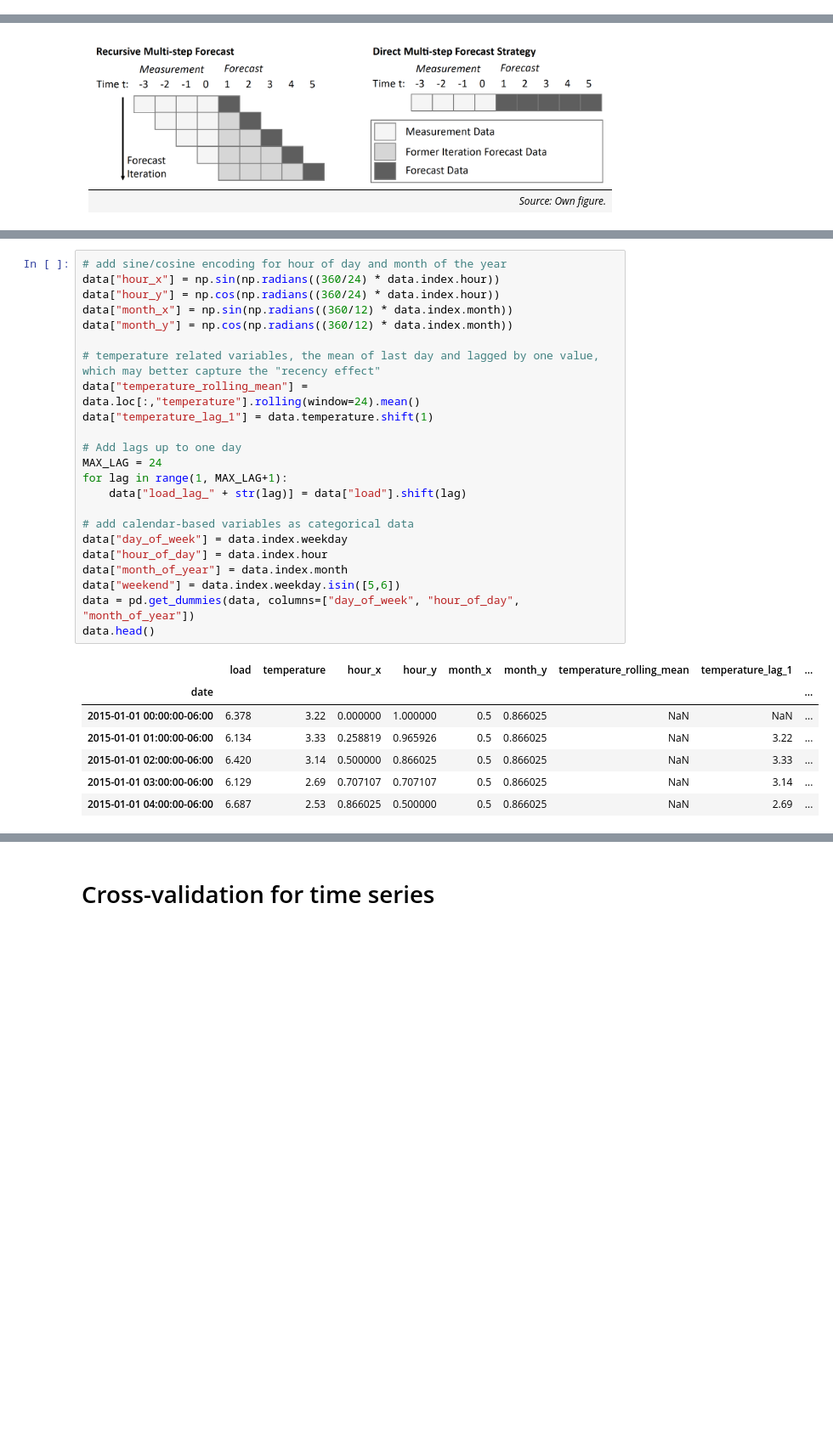
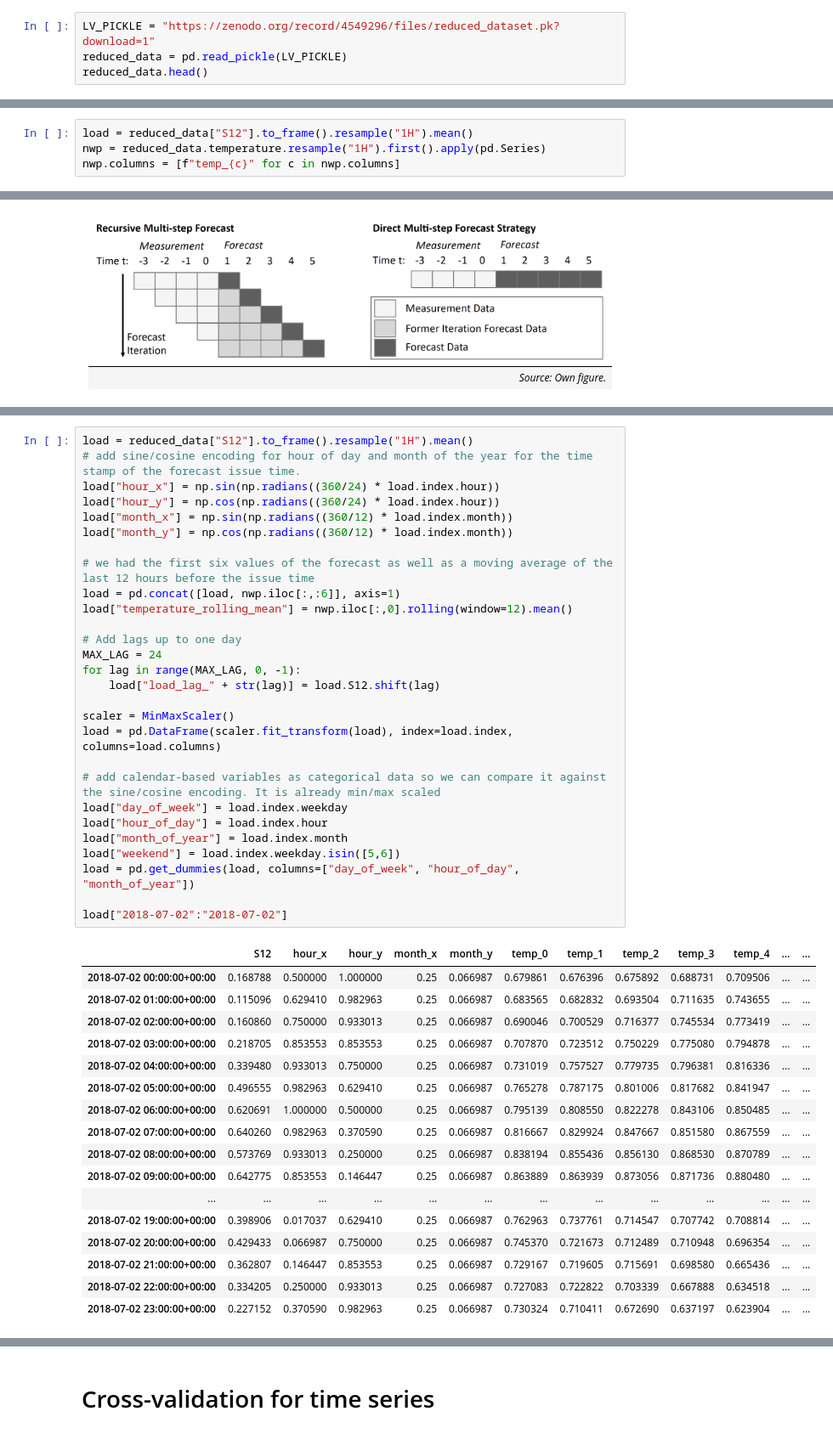
Before and after one commit to low-voltage-loadforecasting/book-case-study, a Jupyter notebook: Case_Study_LV_Load_Forecasting_with_ML.ipynb, the cells around one changed output, grey strips where cells are left out. Shown at 85% size. Saved outputs shown, nothing was run; the diff lists cells and outputs as text; blank space fills up the shorter version.

```diff
--- a/Case_Study_LV_Load_Forecasting_with_ML.ipynb
+++ b/Case_Study_LV_Load_Forecasting_with_ML.ipynb
@@ -180,0 +92,4 @@ This basic EDA for load data shows that there is:
+# %%
+LV_PICKLE = "https://zenodo.org/record/4549296/files/reduced_dataset.pk?download=1"
+reduced_data = pd.read_pickle(LV_PICKLE)
+reduced_data.head()
@@ -180,0 +160,4 @@ This basic EDA for load data shows that there is:
+# %%
+load = reduced_data["S12"].to_frame().resample("1H").mean()
+nwp = reduced_data.temperature.resample("1H").first().apply(pd.Series)
+nwp.columns = [f"temp_{c}" for c in nwp.columns]
@@ -237,31 +273,46 @@ As described in [this post,](https://towardsdatascience.com/forecasting-energy-c
 # %%
-# add sine/cosine encoding for hour of day and month of the year
-data["hour_x"] = np.sin(np.radians((360/24) * data.index.hour))
-data["hour_y"] = np.cos(np.radians((360/24) * data.index.hour))
-data["month_x"] = np.sin(np.radians((360/12) * data.index.month))
-data["month_y"] = np.cos(np.radians((360/12) * data.index.month))
+load = reduced_data["S12"].to_frame().resample("1H").mean()
+# add sine/cosine encoding for hour of day and month of the year for the time stamp of the forecast issue time.
+load["hour_x"] = np.sin(np.radians((360/24) * load.index.hour))
+load["hour_y"] = np.cos(np.radians((360/24) * load.index.hour))
+load["month_x"] = np.sin(np.radians((360/12) * load.index.month))
+load["month_y"] = np.cos(np.radians((360/12) * load.index.month))
 
-# temperature related variables, the mean of last day and lagged by one value, which may better capture the "recency effect"
-data["temperature_rolling_mean"] = data.loc[:,"temperature"].rolling(window=24).mean()
-data["temperature_lag_1"] = data.temperature.shift(1)
+# we had the first six values of the forecast as well as a moving average of the last 12 hours before the issue time
+load = pd.concat([load, nwp.iloc[:,:6]], axis=1)
+load["temperature_rolling_mean"] = nwp.iloc[:,0].rolling(window=12).mean()
 
 # Add lags up to one day
 MAX_LAG = 24
-for lag in range(1, MAX_LAG+1):
-    data["load_lag_" + str(lag)] = data["load"].shift(lag)
+for lag in range(MAX_LAG, 0, -1):
+    load["load_lag_" + str(lag)] = load.S12.shift(lag)
 
-# add calendar-based variables as categorical data
-data["day_of_week"] = data.index.weekday
-data["hour_of_day"] = data.index.hour
-data["month_of_year"] = data.index.month
-data["weekend"] = data.index.weekday.isin([5,6])
-data = pd.get_dummies(data, columns=["day_of_week", "hour_of_day", "month_of_year"])
-data.head()
+scaler = MinMaxScaler()
+load = pd.DataFrame(scaler.fit_transform(load), index=load.index, columns=load.columns)
+
+# add calendar-based variables as categorical data so we can compare it against the sine/cosine encoding. It is already min/max scaled
+load["day_of_week"] = load.index.weekday
+load["hour_of_day"] = load.index.hour
+load["month_of_year"] = load.index.month
+load["weekend"] = load.index.weekday.isin([5,6])
+load = pd.get_dummies(load, columns=["day_of_week", "hour_of_day", "month_of_year"])
+
+load["2018-07-02":"2018-07-02"]
 # %% [output]
-|  | load | temperature | hour_x | hour_y | month_x | month_y | temperature_rolling_mean | temperature_lag_1 | ... |
-| date |  |  |  |  |  |  |  |  | ... |
-| 2015-01-01 00:00:00-06:00 | 6.378 | 3.22 | 0.000000 | 1.000000 | 0.5 | 0.866025 | NaN | NaN | ... |
-| 2015-01-01 01:00:00-06:00 | 6.134 | 3.33 | 0.258819 | 0.965926 | 0.5 | 0.866025 | NaN | 3.22 | ... |
-| 2015-01-01 02:00:00-06:00 | 6.420 | 3.14 | 0.500000 | 0.866025 | 0.5 | 0.866025 | NaN | 3.33 | ... |
-| 2015-01-01 03:00:00-06:00 | 6.129 | 2.69 | 0.707107 | 0.707107 | 0.5 | 0.866025 | NaN | 3.14 | ... |
-| 2015-01-01 04:00:00-06:00 | 6.687 | 2.53 | 0.866025 | 0.500000 | 0.5 | 0.866025 | NaN | 2.69 | ... |
+|  | S12 | hour_x | hour_y | month_x | month_y | temp_0 | temp_1 | temp_2 | temp_3 | temp_4 | ... | ... |
+| 2018-07-02 00:00:00+00:00 | 0.168788 | 0.500000 | 1.000000 | 0.25 | 0.066987 | 0.679861 | 0.676396 | 0.675892 | 0.688731 | 0.709506 | ... | ... |
+| 2018-07-02 01:00:00+00:00 | 0.115096 | 0.629410 | 0.982963 | 0.25 | 0.066987 | 0.683565 | 0.682832 | 0.693504 | 0.711635 | 0.743655 | ... | ... |
+| 2018-07-02 02:00:00+00:00 | 0.160860 | 0.750000 | 0.933013 | 0.25 | 0.066987 | 0.690046 | 0.700529 | 0.716377 | 0.745534 | 0.773419 | ... | ... |
+| 2018-07-02 03:00:00+00:00 | 0.218705 | 0.853553 | 0.853553 | 0.25 | 0.066987 | 0.707870 | 0.723512 | 0.750229 | 0.775080 | 0.794878 | ... | ... |
+| 2018-07-02 04:00:00+00:00 | 0.339480 | 0.933013 | 0.750000 | 0.25 | 0.066987 | 0.731019 | 0.757527 | 0.779735 | 0.796381 | 0.816336 | ... | ... |
+| 2018-07-02 05:00:00+00:00 | 0.496555 | 0.982963 | 0.629410 | 0.25 | 0.066987 | 0.765278 | 0.787175 | 0.801006 | 0.817682 | 0.841947 | ... | ... |
+| 2018-07-02 06:00:00+00:00 | 0.620691 | 1.000000 | 0.500000 | 0.25 | 0.066987 | 0.795139 | 0.808550 | 0.822278 | 0.843106 | 0.850485 | ... | ... |
+| 2018-07-02 07:00:00+00:00 | 0.640260 | 0.982963 | 0.370590 | 0.25 | 0.066987 | 0.816667 | 0.829924 | 0.847667 | 0.851580 | 0.867559 | ... | ... |
+| 2018-07-02 08:00:00+00:00 | 0.573769 | 0.933013 | 0.250000 | 0.25 | 0.066987 | 0.838194 | 0.855436 | 0.856130 | 0.868530 | 0.870789 | ... | ... |
+| 2018-07-02 09:00:00+00:00 | 0.642775 | 0.853553 | 0.146447 | 0.25 | 0.066987 | 0.863889 | 0.863939 | 0.873056 | 0.871736 | 0.880480 | ... | ... |
+| ... | ... | ... | ... | ... | ... | ... | ... | ... | ... | ... | ... | ... |
+| 2018-07-02 19:00:00+00:00 | 0.398906 | 0.017037 | 0.629410 | 0.25 | 0.066987 | 0.762963 | 0.737761 | 0.714547 | 0.707742 | 0.708814 | ... | ... |
+| 2018-07-02 20:00:00+00:00 | 0.429433 | 0.066987 | 0.750000 | 0.25 | 0.066987 | 0.745370 | 0.721673 | 0.712489 | 0.710948 | 0.696354 | ... | ... |
+| 2018-07-02 21:00:00+00:00 | 0.362807 | 0.146447 | 0.853553 | 0.25 | 0.066987 | 0.729167 | 0.719605 | 0.715691 | 0.698580 | 0.665436 | ... | ... |
+| 2018-07-02 22:00:00+00:00 | 0.334205 | 0.250000 | 0.933013 | 0.25 | 0.066987 | 0.727083 | 0.722822 | 0.703339 | 0.667888 | 0.634518 | ... | ... |
+| 2018-07-02 23:00:00+00:00 | 0.227152 | 0.370590 | 0.982963 | 0.25 | 0.066987 | 0.730324 | 0.710411 | 0.672690 | 0.637197 | 0.623904 | ... | ... |
```
Also changed, not shown: parts of 125 cells of this notebook.
